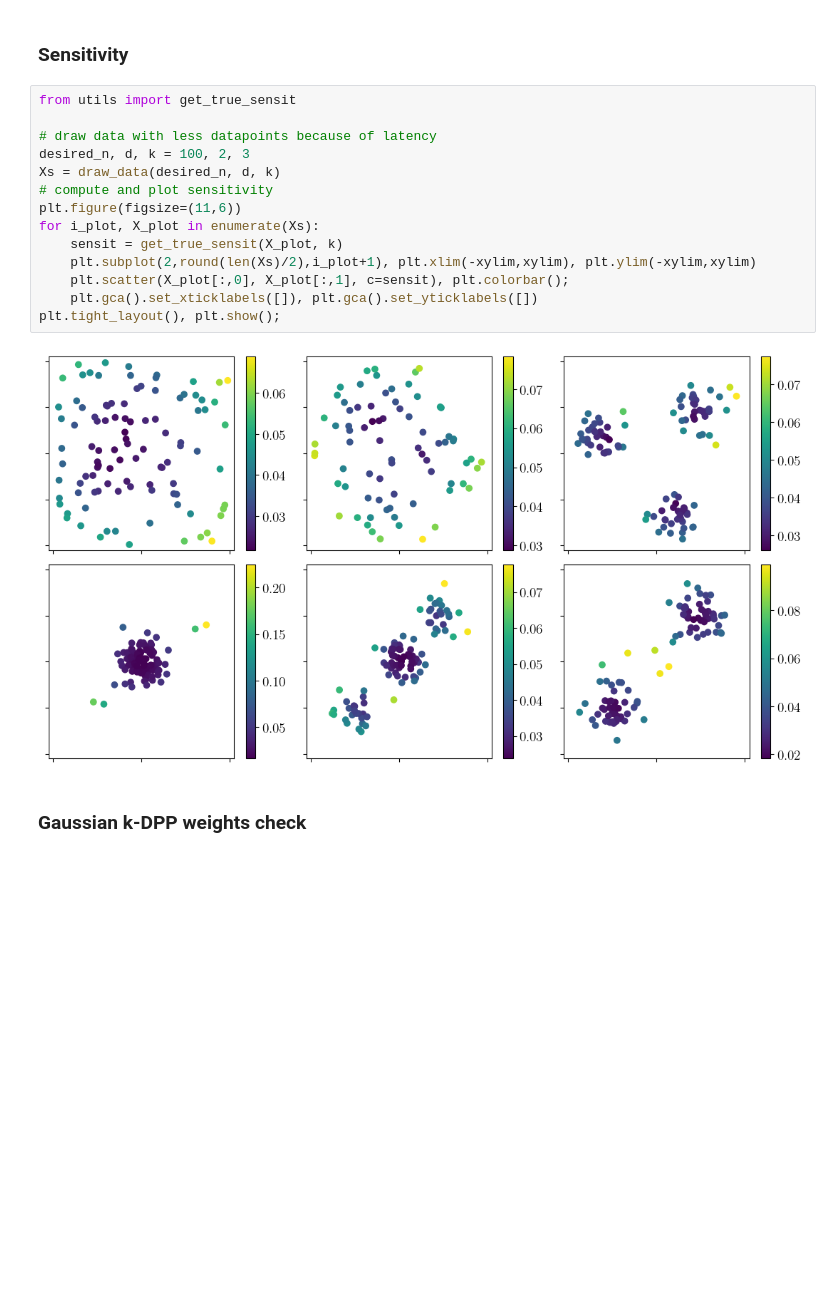
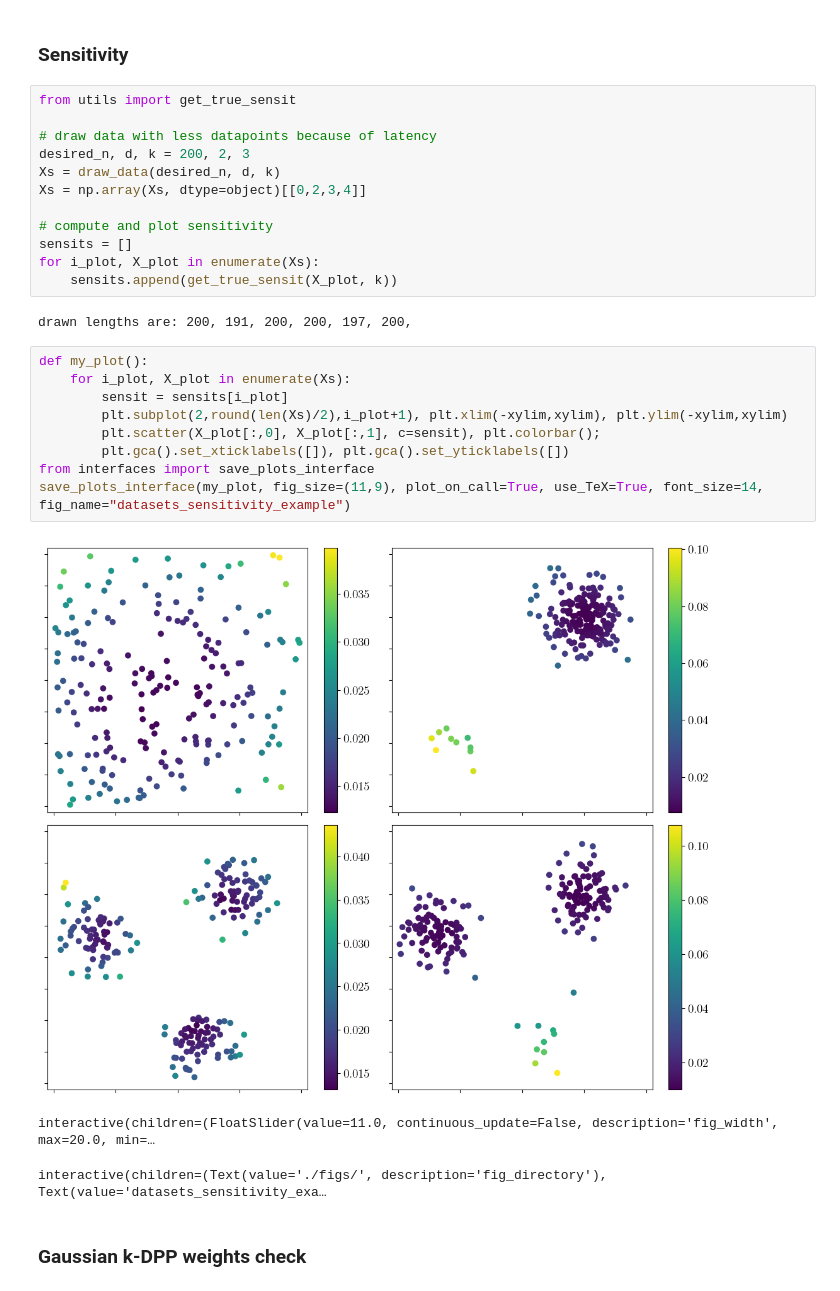
Before and after one commit to hsimonfroy/DPPcoresets, a Jupyter notebook: notebook/main.ipynb, the cells around one changed output. Saved outputs shown, nothing was run; the diff lists cells and outputs as text; blank space fills up the shorter version.

```diff
--- a/notebook/main.ipynb
+++ b/notebook/main.ipynb
@@ -72,21 +82,32 @@ plt.show();
 # %% [markdown]
 ### Sensitivity
-# %%
-from utils import get_true_sensit
-
-# draw data with less datapoints because of latency
-desired_n, d, k = 100, 2, 3
-Xs = draw_data(desired_n, d, k)
-# compute and plot sensitivity
-plt.figure(figsize=(11,6))
-for i_plot, X_plot in enumerate(Xs):
-    sensit = get_true_sensit(X_plot, k)
-    plt.subplot(2,round(len(Xs)/2),i_plot+1), plt.xlim(-xylim,xylim), plt.ylim(-xylim,xylim)
-    plt.scatter(X_plot[:,0], X_plot[:,1], c=sensit), plt.colorbar();
-    plt.gca().set_xticklabels([]), plt.gca().set_yticklabels([])
-plt.tight_layout(), plt.show();
-# %% [output]
-[figure, removed]
+# %%
+from utils import get_true_sensit
+
+# draw data with less datapoints because of latency
+desired_n, d, k = 200, 2, 3
+Xs = draw_data(desired_n, d, k)
+Xs = np.array(Xs, dtype=object)[[0,2,3,4]]
+
+# compute and plot sensitivity
+sensits = []
+for i_plot, X_plot in enumerate(Xs):
+    sensits.append(get_true_sensit(X_plot, k))
+# %% [output]
+drawn lengths are: 200, 191, 200, 200, 197, 200,
+# %%
+def my_plot():
+    for i_plot, X_plot in enumerate(Xs):
+        sensit = sensits[i_plot]
+        plt.subplot(2,round(len(Xs)/2),i_plot+1), plt.xlim(-xylim,xylim), plt.ylim(-xylim,xylim)
+        plt.scatter(X_plot[:,0], X_plot[:,1], c=sensit), plt.colorbar();
+        plt.gca().set_xticklabels([]), plt.gca().set_yticklabels([])
+from interfaces import save_plots_interface
+save_plots_interface(my_plot, fig_size=(11,9), plot_on_call=True, use_TeX=True, font_size=14, fig_name="datasets_sensitivity_example")
+# %% [output]
+[figure, added]
+interactive(children=(FloatSlider(value=11.0, continuous_update=False, description='fig_width', max=20.0, min=…
+interactive(children=(Text(value='./figs/', description='fig_directory'), Text(value='datasets_sensitivity_exa…
 # %% [markdown]
 ### Gaussian k-DPP weights check
 # %%
```
Also changed, not shown: parts of 17 cells of this notebook, 2 other files.
